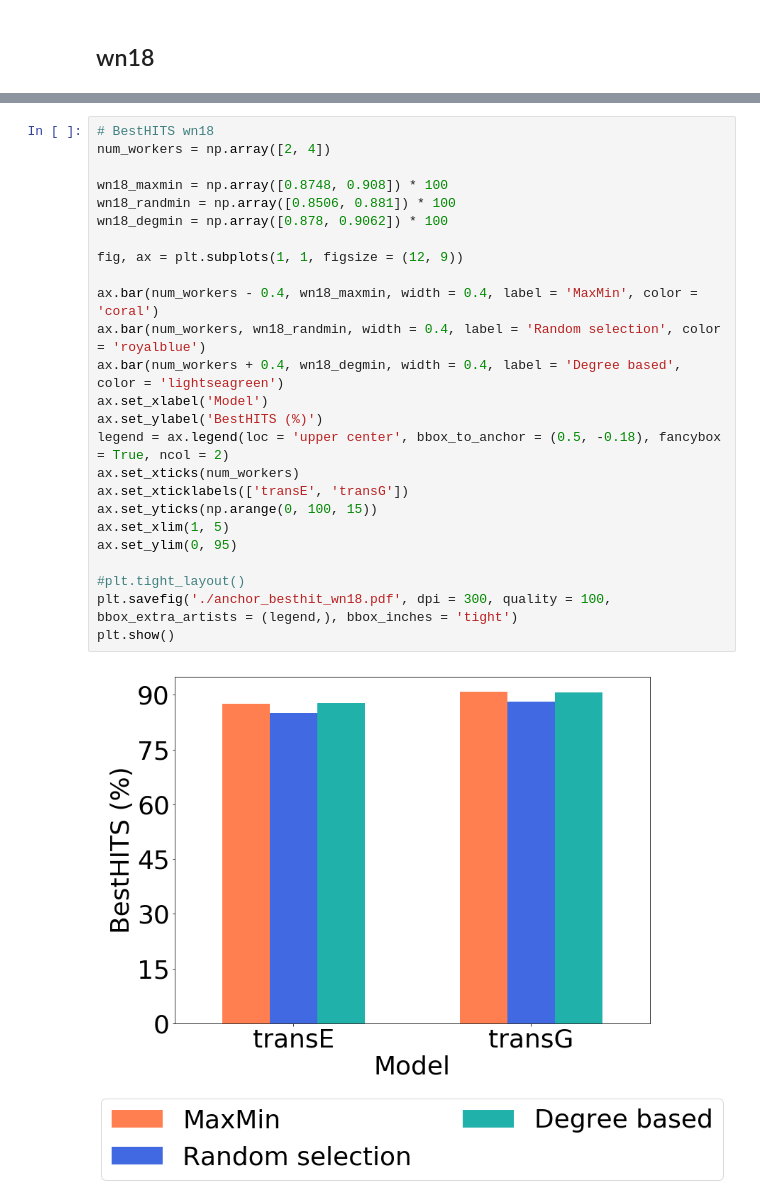
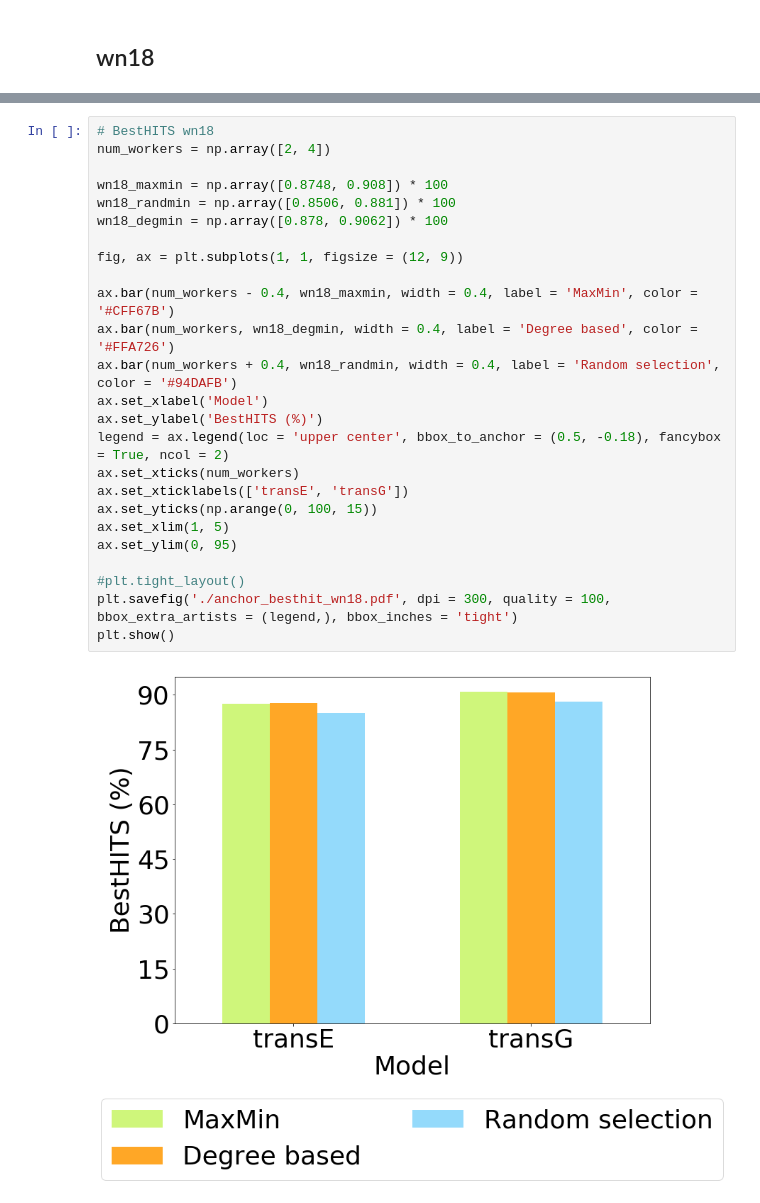
Before and after one commit to ahnjaewoo/Embedding, a Jupyter notebook: figures/figures - anchor.ipynb, the cells around one changed output, grey strips where cells are left out. Cells and saved outputs as stored; diff of their text form.

```diff
--- a/figures/figures - anchor.ipynb
+++ b/figures/figures - anchor.ipynb
@@ -207,30 +207,30 @@ plt.show()
 # %%
 # BestHITS wn18
 num_workers = np.array([2, 4])
 
 wn18_maxmin = np.array([0.8748, 0.908]) * 100
 wn18_randmin = np.array([0.8506, 0.881]) * 100
 wn18_degmin = np.array([0.878, 0.9062]) * 100
 
 fig, ax = plt.subplots(1, 1, figsize = (12, 9))
 
-ax.bar(num_workers - 0.4, wn18_maxmin, width = 0.4, label = 'MaxMin', color = 'coral')
-ax.bar(num_workers, wn18_randmin, width = 0.4, label = 'Random selection', color = 'royalblue')
-ax.bar(num_workers + 0.4, wn18_degmin, width = 0.4, label = 'Degree based', color = 'lightseagreen')
+ax.bar(num_workers - 0.4, wn18_maxmin, width = 0.4, label = 'MaxMin', color = '#CFF67B')
+ax.bar(num_workers, wn18_degmin, width = 0.4, label = 'Degree based', color = '#FFA726')
+ax.bar(num_workers + 0.4, wn18_randmin, width = 0.4, label = 'Random selection', color = '#94DAFB')
 ax.set_xlabel('Model')
 ax.set_ylabel('BestHITS (%)')
 legend = ax.legend(loc = 'upper center', bbox_to_anchor = (0.5, -0.18), fancybox = True, ncol = 2)
 ax.set_xticks(num_workers)
 ax.set_xticklabels(['transE', 'transG'])
 ax.set_yticks(np.arange(0, 100, 15))
 ax.set_xlim(1, 5)
 ax.set_ylim(0, 95)
 
 #plt.tight_layout()
 plt.savefig('./anchor_besthit_wn18.pdf', dpi = 300, quality = 100, bbox_extra_artists = (legend,), bbox_inches = 'tight')
 plt.show()
 # %% [output]
-[figure, old version]
+[figure, new version]
 # %%
 # BestMRR wn18
 num_workers = np.array([2, 4])
```
Also changed, not shown: parts of 18 cells of this notebook, 44 other files.
